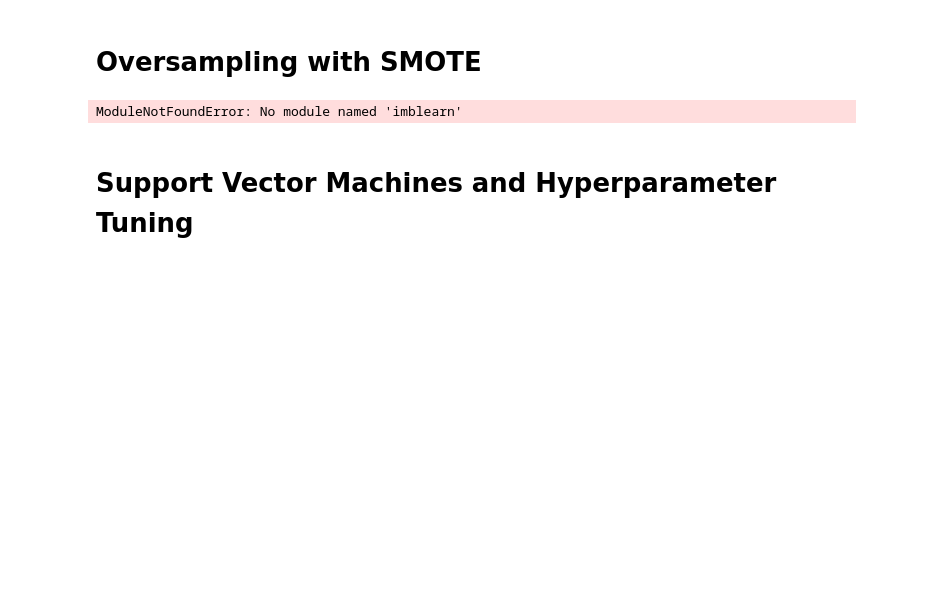
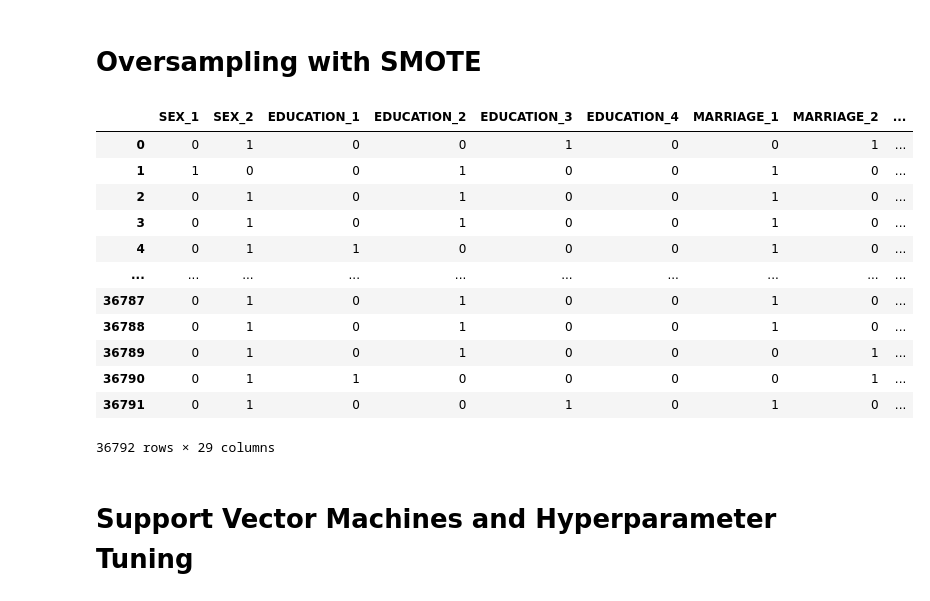
Before and after one commit to faizaj0/Credit-Card-Default-Prediction, a Jupyter notebook: default_credit_Faiza.ipynb, the cells around one changed output. Cells and saved outputs as stored; diff of their text form; code cells hidden in the pictures; blank space fills up the shorter version.

Commit message:
with SMOTE

```diff
--- a/default_credit_Faiza.ipynb
+++ b/default_credit_Faiza.ipynb
@@ -553,9 +556,31 @@ NameError: name 'x_train_val' is not defined
 # %% [markdown]
 # Oversampling with SMOTE
 # %%
+APPLY_OVERSAMPLING = False      #ud 'True' SMOTE oversampling will be applied
 from imblearn.over_sampling import SMOTE
+
+sm = SMOTE(random_state=42)
+X_res, y_res = sm.fit_resample(X_train, y_train)
-# %% [output]
-ModuleNotFoundError: No module named 'imblearn'
+# %%
+model = SVC()
+model.fit(X_train, y_train)
+
+Y_pred = model.predict(X_test)
+print
+# %% [output]
+|  | SEX_1 | SEX_2 | EDUCATION_1 | EDUCATION_2 | EDUCATION_3 | EDUCATION_4 | MARRIAGE_1 | MARRIAGE_2 | ... |
+| 0 | 0 | 1 | 0 | 0 | 1 | 0 | 0 | 1 | ... |
+| 1 | 1 | 0 | 0 | 1 | 0 | 0 | 1 | 0 | ... |
+| 2 | 0 | 1 | 0 | 1 | 0 | 0 | 1 | 0 | ... |
+| 3 | 0 | 1 | 0 | 1 | 0 | 0 | 1 | 0 | ... |
+| 4 | 0 | 1 | 1 | 0 | 0 | 0 | 1 | 0 | ... |
+| ... | ... | ... | ... | ... | ... | ... | ... | ... | ... |
+| 36787 | 0 | 1 | 0 | 1 | 0 | 0 | 1 | 0 | ... |
+| 36788 | 0 | 1 | 0 | 1 | 0 | 0 | 1 | 0 | ... |
+| 36789 | 0 | 1 | 0 | 1 | 0 | 0 | 0 | 1 | ... |
+| 36790 | 0 | 1 | 1 | 0 | 0 | 0 | 0 | 1 | ... |
+| 36791 | 0 | 1 | 0 | 0 | 1 | 0 | 1 | 0 | ... |
+36792 rows × 29 columns
 # %% [markdown]
 # Support Vector Machines and Hyperparameter Tuning
 # %%
```
Also changed, not shown: parts of 3 cells of this notebook.
